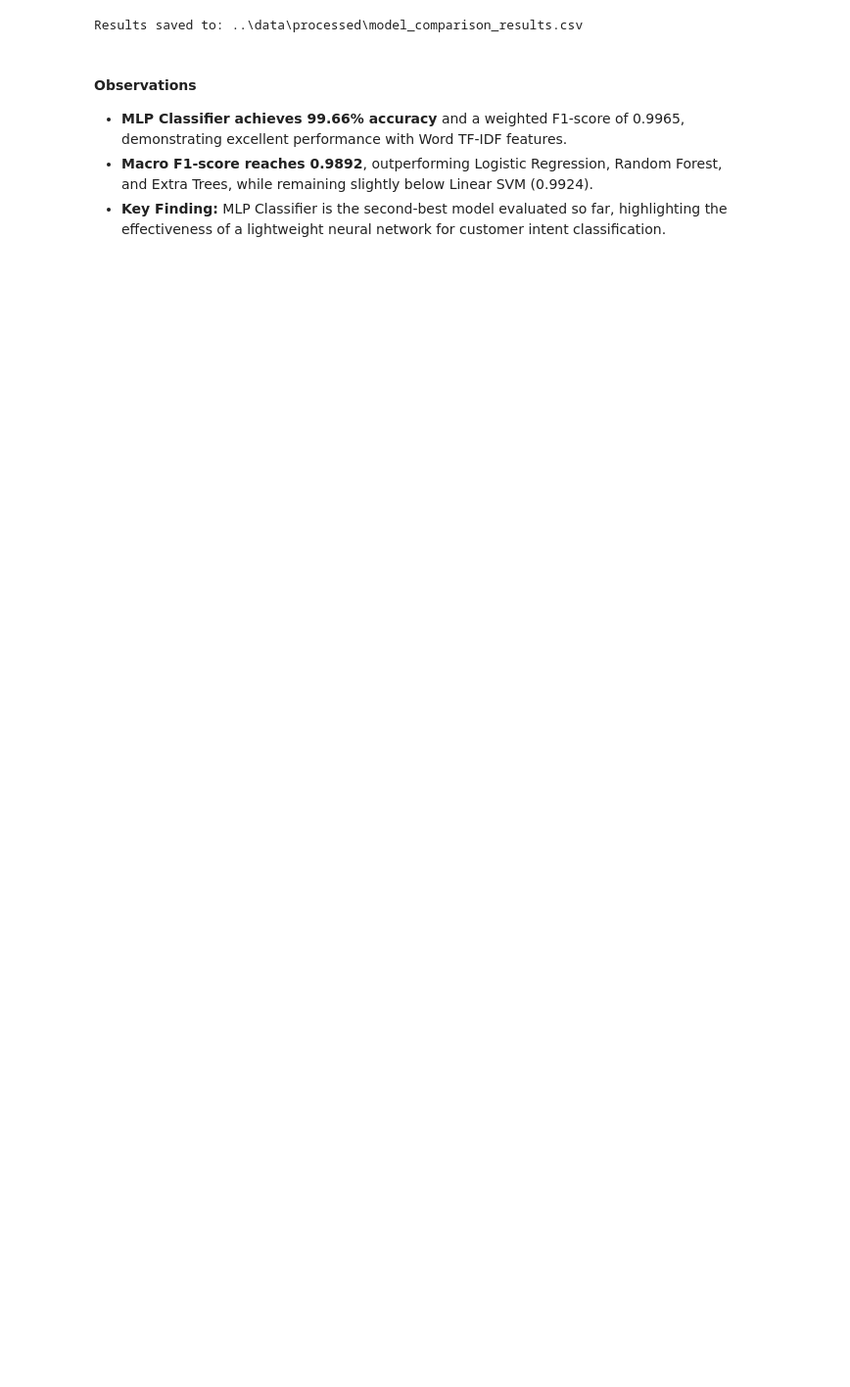
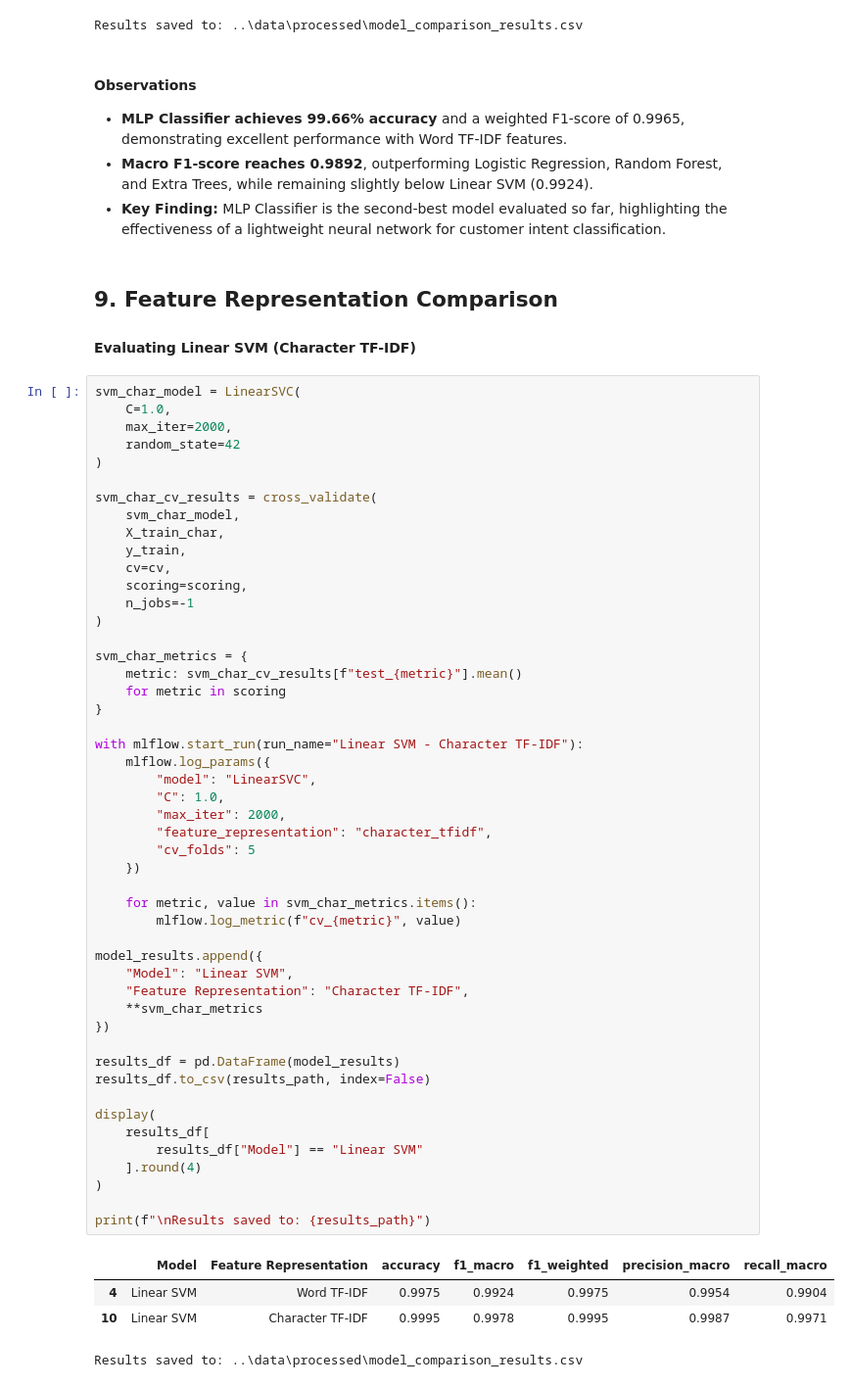
Before and after one commit to TejasMJ/Customer-Support-Intent-Intelligence, a Jupyter notebook: notebooks/05_model_development.ipynb, the cells around one changed output. Shown at 98% size. Drawn from its saved outputs; the diff is of its cells as text; blank space fills up the shorter version.

```diff
--- a/notebooks/05_model_development.ipynb
+++ b/notebooks/05_model_development.ipynb
@@ -800,3 +800,61 @@ Results saved to: ..\data\processed\model_comparison_results.csv
 - **MLP Classifier achieves 99.66% accuracy** and a weighted F1-score of 0.9965, demonstrating excellent performance with Word TF-IDF features.
 - **Macro F1-score reaches 0.9892**, outperforming Logistic Regression, Random Forest, and Extra Trees, while remaining slightly below Linear SVM (0.9924).
 - **Key Finding:** MLP Classifier is the second-best model evaluated so far, highlighting the effectiveness of a lightweight neural network for customer intent classification.
+# %% [markdown]
+## 9. Feature Representation Comparison
+
+#### Evaluating Linear SVM (Character TF-IDF)
+# %%
+svm_char_model = LinearSVC(
+    C=1.0,
+    max_iter=2000,
+    random_state=42
+)
+
+svm_char_cv_results = cross_validate(
+    svm_char_model,
+    X_train_char,
+    y_train,
+    cv=cv,
+    scoring=scoring,
+    n_jobs=-1
+)
+
+svm_char_metrics = {
+    metric: svm_char_cv_results[f"test_{metric}"].mean()
+    for metric in scoring
+}
+
+with mlflow.start_run(run_name="Linear SVM - Character TF-IDF"):
+    mlflow.log_params({
+        "model": "LinearSVC",
+        "C": 1.0,
+        "max_iter": 2000,
+        "feature_representation": "character_tfidf",
+        "cv_folds": 5
+    })
+
+    for metric, value in svm_char_metrics.items():
+        mlflow.log_metric(f"cv_{metric}", value)
+
+model_results.append({
+    "Model": "Linear SVM",
+    "Feature Representation": "Character TF-IDF",
+    **svm_char_metrics
+})
+
+results_df = pd.DataFrame(model_results)
+results_df.to_csv(results_path, index=False)
+
+display(
+    results_df[
+        results_df["Model"] == "Linear SVM"
+    ].round(4)
+)
+
+print(f"\nResults saved to: {results_path}")
+# %% [output]
+|  | Model | Feature Representation | accuracy | f1_macro | f1_weighted | precision_macro | recall_macro |
+| 4 | Linear SVM | Word TF-IDF | 0.9975 | 0.9924 | 0.9975 | 0.9954 | 0.9904 |
+| 10 | Linear SVM | Character TF-IDF | 0.9995 | 0.9978 | 0.9995 | 0.9987 | 0.9971 |
+Results saved to: ..\data\processed\model_comparison_results.csv
```
Also changed, not shown: parts of 13 cells of this notebook.
